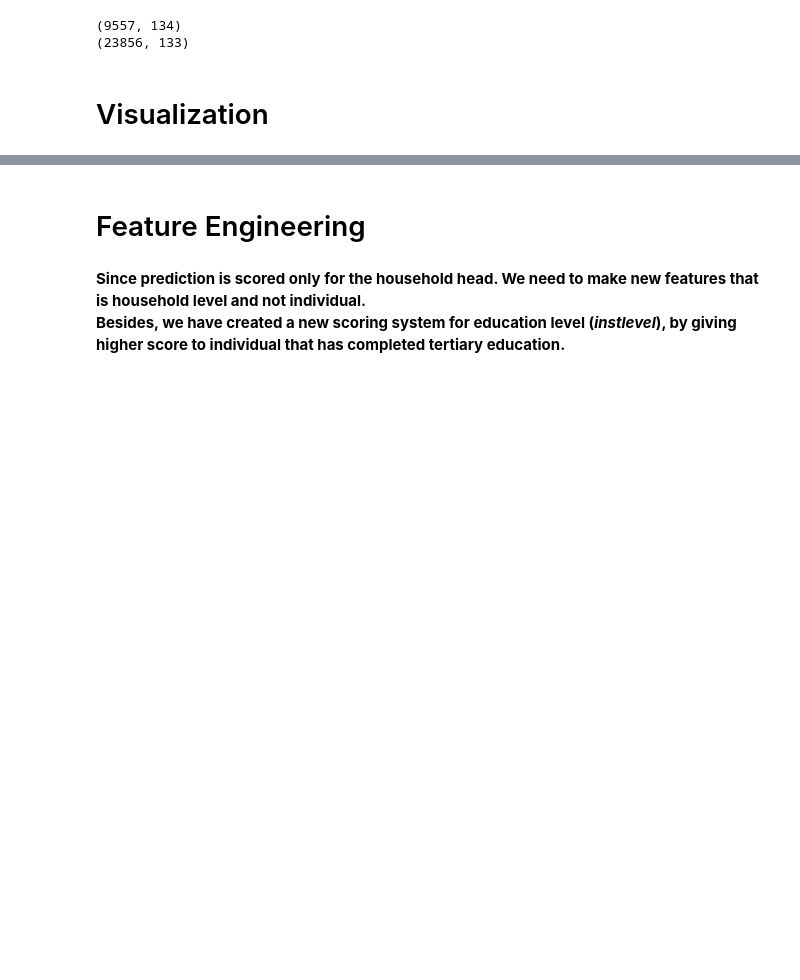
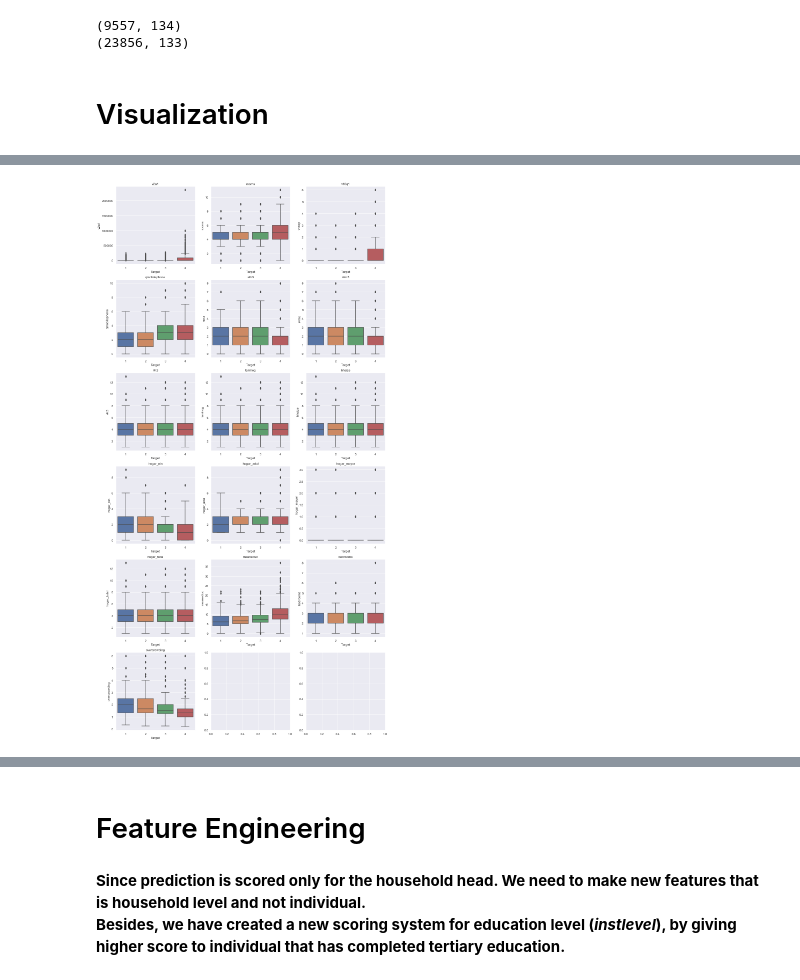
Before and after one commit to junyitt/CostaRica7003, a Jupyter notebook: EnJun/DataAnalyticsProject.ipynb, the cells around one changed output, grey strips where cells are left out. Cells and saved outputs as stored; diff of their text form; code cells hidden in the pictures; blank space fills up the shorter version.

Commit message:
Added living conditions visualization and feature engineering

```diff
--- a/EnJun/DataAnalyticsProject.ipynb
+++ b/EnJun/DataAnalyticsProject.ipynb
@@ -441,0 +359,18 @@ train_boxplot = trainNorm.boxplot(figsize=(140,10))
+# %%
+#These are Household Numerical columns. Attribute "Dependency" is not included since it has some yes and no elements
+catColumnsHH= ["v2a1","rooms","v18q1","qmobilephone","r4h3","r4m3","r4t3","tamhog","hhsize","hogar_nin","hogar_adul",
+               "hogar_mayor","hogar_total","meaneduc","bedrooms","overcrowding"]
+# %%
+fig, ax =plt.subplots(6,3, figsize=(18,15))
+plt.subplots_adjust(top=2.0)
+x=0
+y=0
+for i in range(0,len(catColumnsHH)):
+    if (i>0) & (i %3==0):
+        x=x+1
+        y=0
+    sns.boxplot(x="Target",y=catColumnsHH[i], data=train, ax=ax[x,y])
+    ax[x,y].title.set_text(catColumnsHH[i])
+    y=y+1
+# %% [output]
+[figure, added]
```
Also changed, not shown: parts of 28 cells of this notebook.
